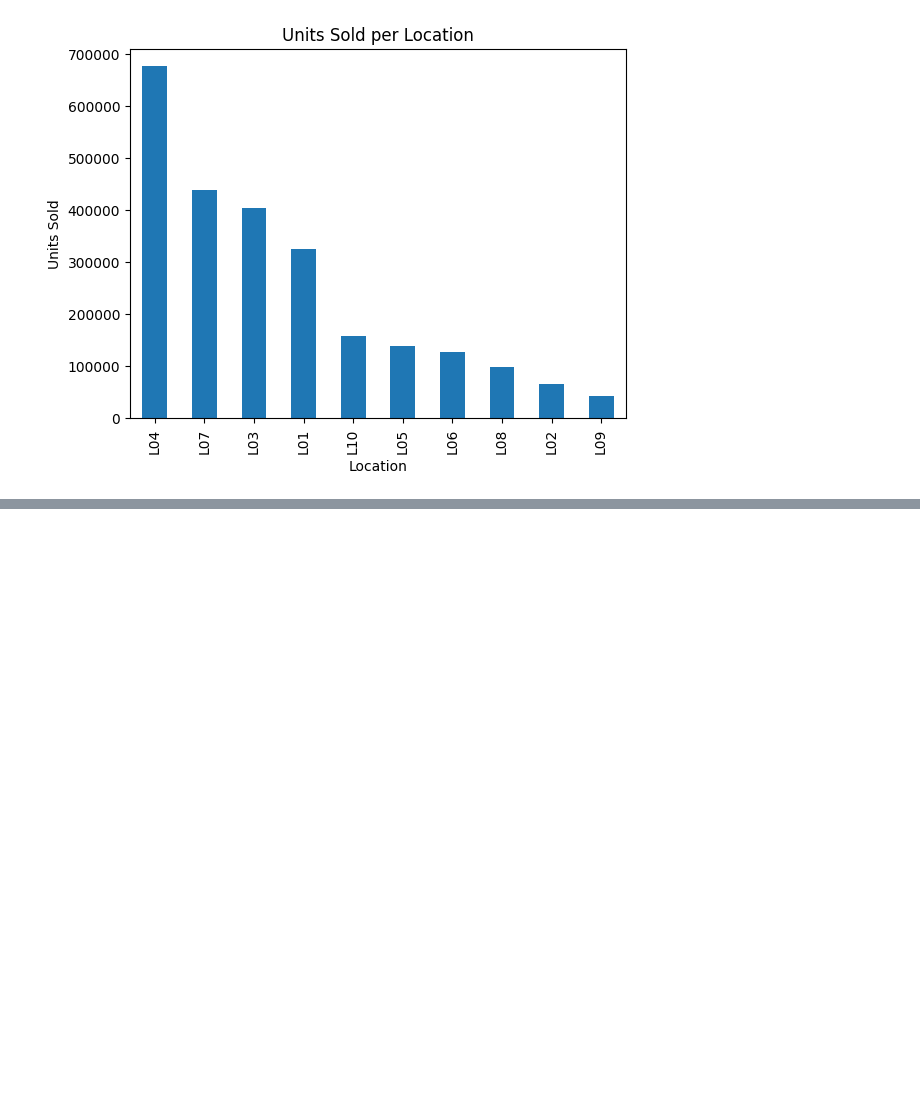
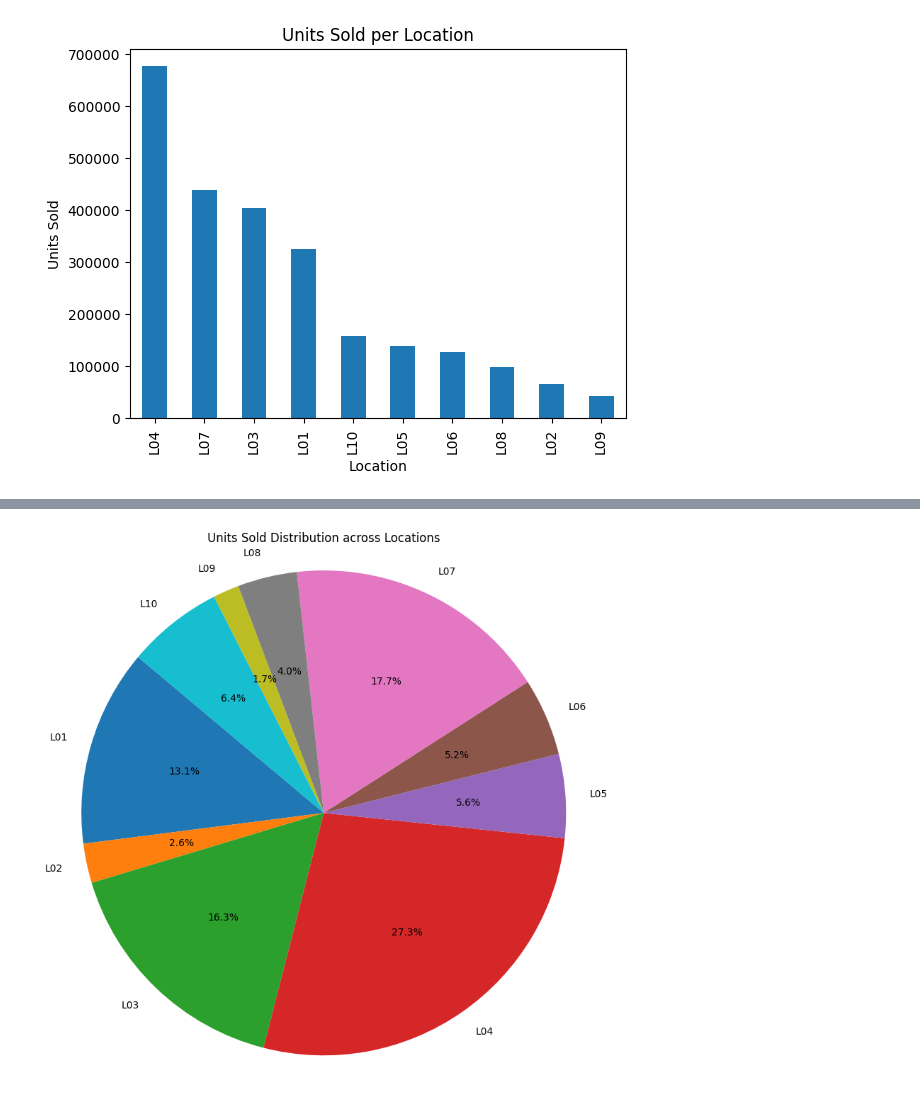
Before and after one commit to sachinn854/Product-Demand-Forecasting, a Jupyter notebook: EDA/sale_data.ipynb, the cells around one changed output, grey strips where cells are left out. Drawn from its saved outputs; the diff is of its cells as text; code cells hidden in the pictures; blank space fills up the shorter version.

```diff
--- a/EDA/sale_data.ipynb
+++ b/EDA/sale_data.ipynb
@@ -147,0 +162,12 @@ Name: UnitsSold, dtype: int64
+# %%
+location_sales = df.groupby('Location')['UnitsSold'].sum().reset_index()
+
+# Plotting the pie chart
+plt.figure(figsize=(8, 8))
+plt.pie(location_sales['UnitsSold'], labels=location_sales['Location'], autopct='%1.1f%%', startangle=140)
+plt.title('Units Sold Distribution across Locations')
+plt.axis('equal')
+plt.tight_layout()
+plt.show()
+# %% [output]
+[figure, added]
```
Also changed, not shown: parts of 36 cells of this notebook, 2 other files.
